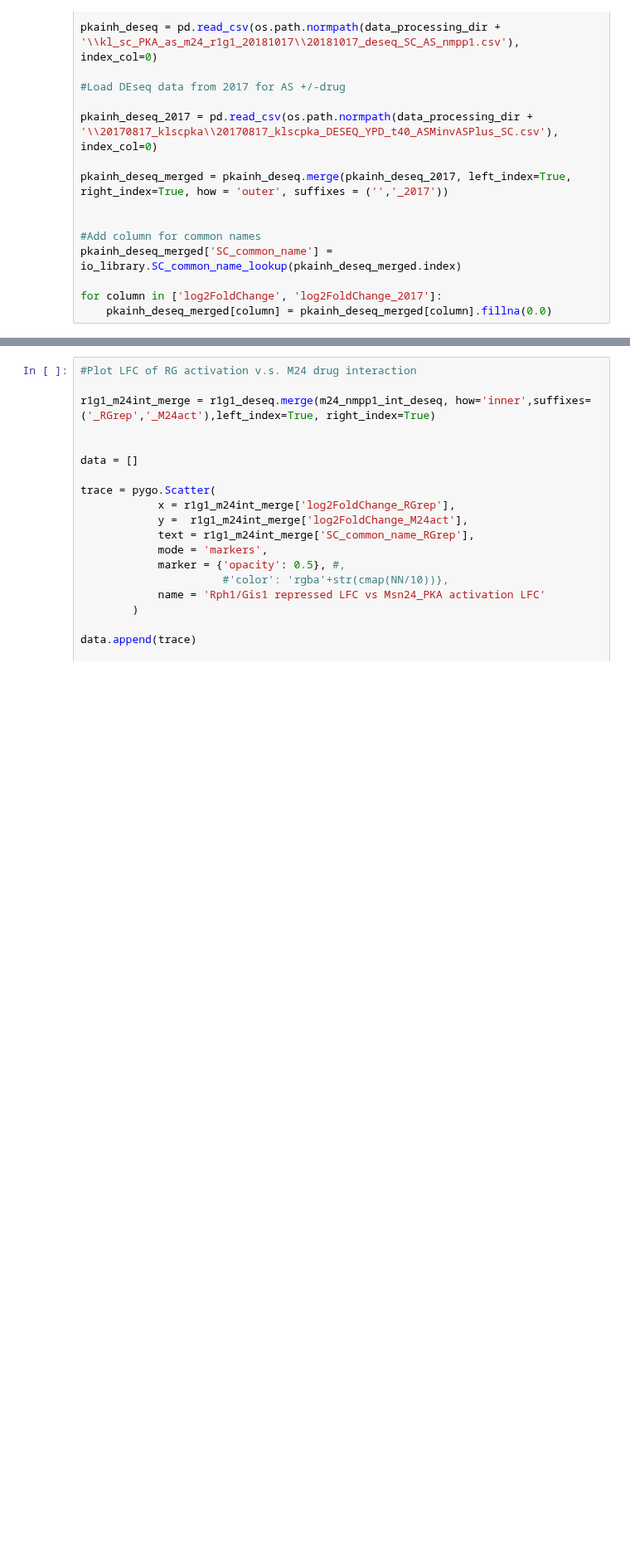
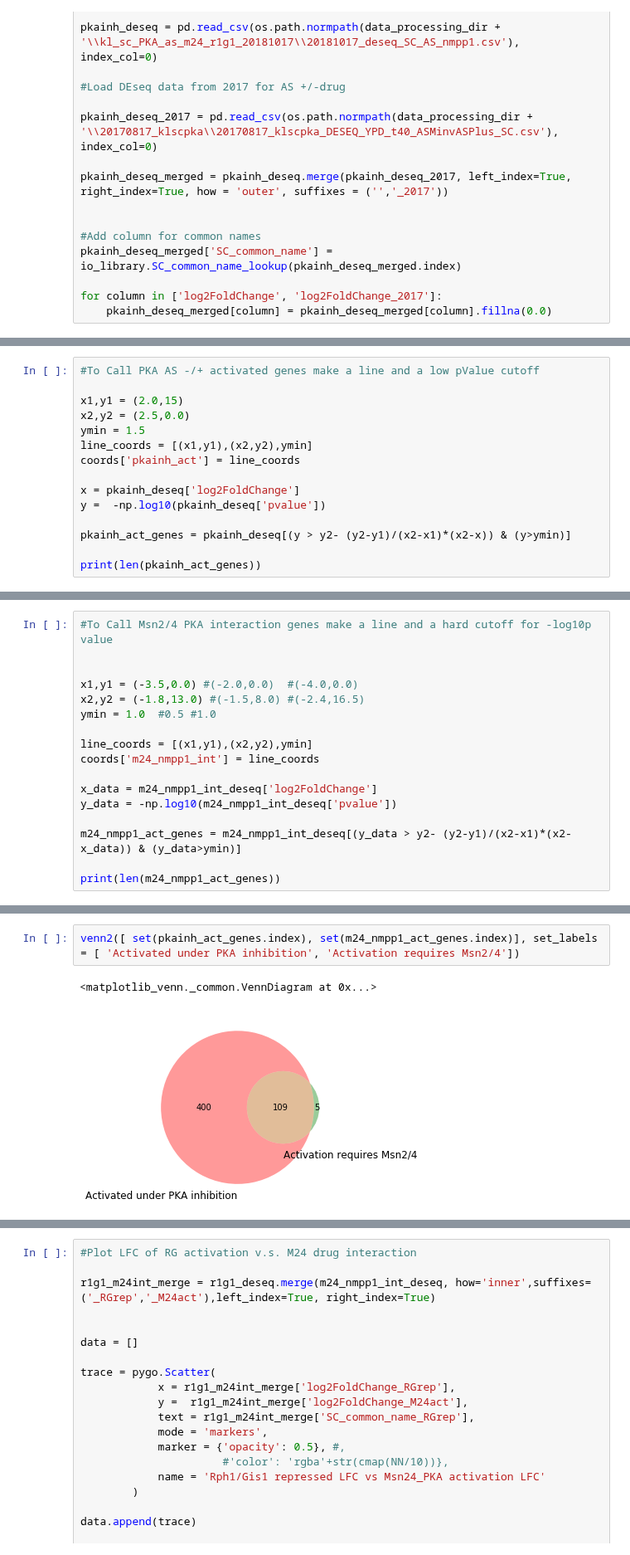
Before and after one commit to heineike02/yeast_esr_expression_analysis, a Jupyter notebook: scripts/20181031_klscpka_r1g1_m24_SC_analysis.ipynb, the cells around one changed output, grey strips where cells are left out. Shown at 83% size. Drawn from its saved outputs; the diff is of its cells as text; blank space fills up the shorter version.

```diff
--- a/scripts/20181031_klscpka_r1g1_m24_SC_analysis.ipynb
+++ b/scripts/20181031_klscpka_r1g1_m24_SC_analysis.ipynb
@@ -448,0 +168,15 @@ Index(['baseMean_RGrep', 'log2FoldChange_RGrep', 'lfcSE_RGrep', 'stat_RGrep',
+# %%
+#To Call PKA AS -/+ activated genes make a line and a low pValue cutoff
+
+x1,y1 = (2.0,15)
+x2,y2 = (2.5,0.0)
+ymin = 1.5
+line_coords = [(x1,y1),(x2,y2),ymin]
+coords['pkainh_act'] = line_coords
+
+x = pkainh_deseq['log2FoldChange']
+y =  -np.log10(pkainh_deseq['pvalue'])
+
+pkainh_act_genes = pkainh_deseq[(y > y2- (y2-y1)/(x2-x1)*(x2-x)) & (y>ymin)]
+
+print(len(pkainh_act_genes))
@@ -448,0 +228,17 @@ Index(['baseMean_RGrep', 'log2FoldChange_RGrep', 'lfcSE_RGrep', 'stat_RGrep',
+# %%
+#To Call Msn2/4 PKA interaction genes make a line and a hard cutoff for -log10p value
+
+
+x1,y1 = (-3.5,0.0) #(-2.0,0.0)  #(-4.0,0.0)
+x2,y2 = (-1.8,13.0) #(-1.5,8.0) #(-2.4,16.5)
+ymin = 1.0  #0.5 #1.0
+
+line_coords = [(x1,y1),(x2,y2),ymin]
+coords['m24_nmpp1_int'] = line_coords
+
+x_data = m24_nmpp1_int_deseq['log2FoldChange']
+y_data = -np.log10(m24_nmpp1_int_deseq['pvalue'])
+
+m24_nmpp1_act_genes = m24_nmpp1_int_deseq[(y_data > y2- (y2-y1)/(x2-x1)*(x2-x_data)) & (y_data>ymin)]
+
+print(len(m24_nmpp1_act_genes))
@@ -448,0 +349,5 @@ Index(['baseMean_RGrep', 'log2FoldChange_RGrep', 'lfcSE_RGrep', 'stat_RGrep',
+# %%
+venn2([ set(pkainh_act_genes.index), set(m24_nmpp1_act_genes.index)], set_labels = [ 'Activated under PKA inhibition', 'Activation requires Msn2/4'])
+# %% [output]
+<matplotlib_venn._common.VennDiagram at 0x...>
+[figure, added]
```
Also changed, not shown: parts of 44 cells of this notebook, 10 other files.
